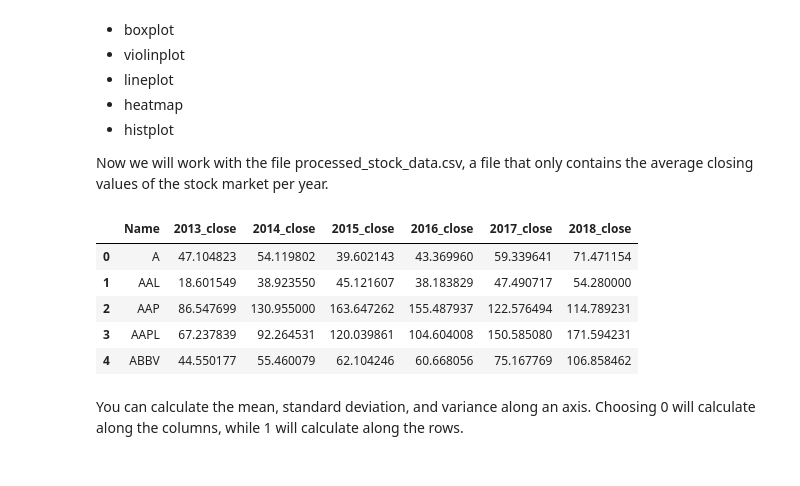
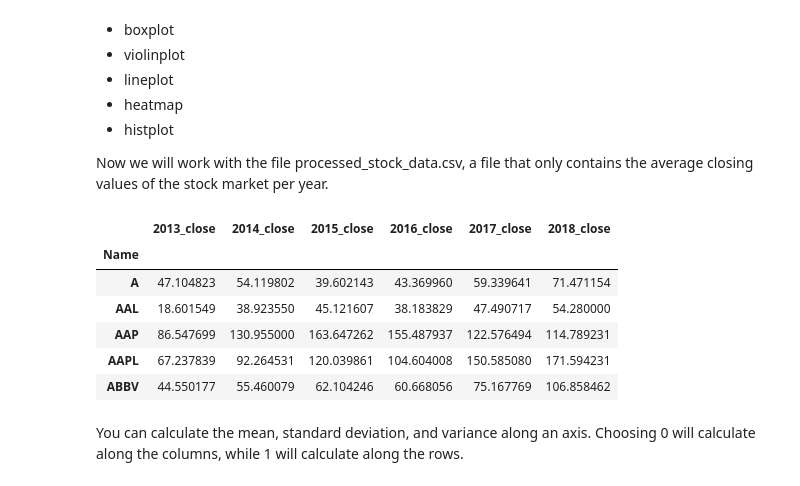
Before and after one commit to DARR97/Workshop_5_6, a Jupyter notebook: workshop.ipynb, the cells around one changed output. Drawn from its saved outputs; the diff is of its cells as text; code cells hidden in the pictures.

```diff
--- a/workshop.ipynb
+++ b/workshop.ipynb
@@ -255,15 +259,16 @@ Functions for the production of graphics:
 
 Now we will work with the file processed_stock_data.csv, a file that only contains the average closing values of the stock market per year.
 # %%
-reformed_df = pd.read_csv("data/processed_stock_data.csv")
+reformed_df = pd.read_csv("data/processed_stock_data.csv", index_col="Name")
 reformed_df.head(5)
 # %% [output]
-|  | Name | 2013_close | 2014_close | 2015_close | 2016_close | 2017_close | 2018_close |
-| 0 | A | 47.104823 | 54.119802 | 39.602143 | 43.369960 | 59.339641 | 71.471154 |
-| 1 | AAL | 18.601549 | 38.923550 | 45.121607 | 38.183829 | 47.490717 | 54.280000 |
-| 2 | AAP | 86.547699 | 130.955000 | 163.647262 | 155.487937 | 122.576494 | 114.789231 |
-| 3 | AAPL | 67.237839 | 92.264531 | 120.039861 | 104.604008 | 150.585080 | 171.594231 |
-| 4 | ABBV | 44.550177 | 55.460079 | 62.104246 | 60.668056 | 75.167769 | 106.858462 |
+|  | 2013_close | 2014_close | 2015_close | 2016_close | 2017_close | 2018_close |
+| Name |  |  |  |  |  |  |
+| A | 47.104823 | 54.119802 | 39.602143 | 43.369960 | 59.339641 | 71.471154 |
+| AAL | 18.601549 | 38.923550 | 45.121607 | 38.183829 | 47.490717 | 54.280000 |
+| AAP | 86.547699 | 130.955000 | 163.647262 | 155.487937 | 122.576494 | 114.789231 |
+| AAPL | 67.237839 | 92.264531 | 120.039861 | 104.604008 | 150.585080 | 171.594231 |
+| ABBV | 44.550177 | 55.460079 | 62.104246 | 60.668056 | 75.167769 | 106.858462 |
 # %% [markdown]
 You can calculate the mean, standard deviation, and variance along an axis. Choosing 0 will calculate along the columns, while 1 will calculate along the rows.
 # %%
```
Also changed, not shown: parts of 4 cells of this notebook, 1 other file.
